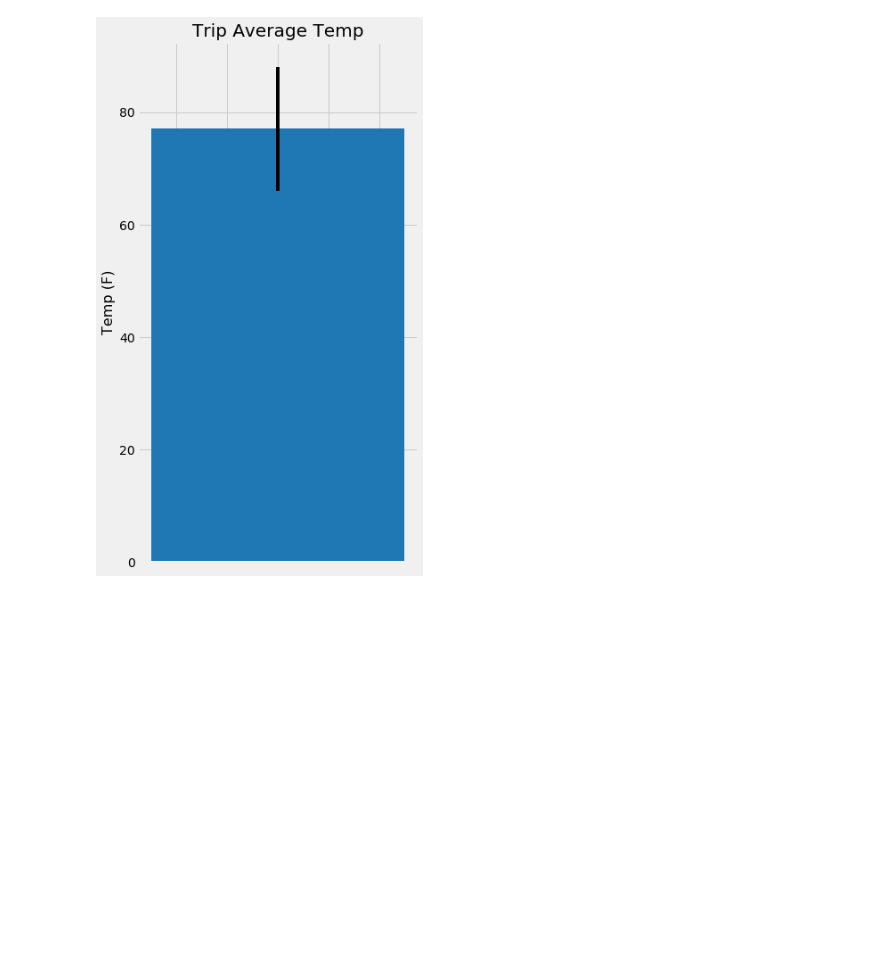
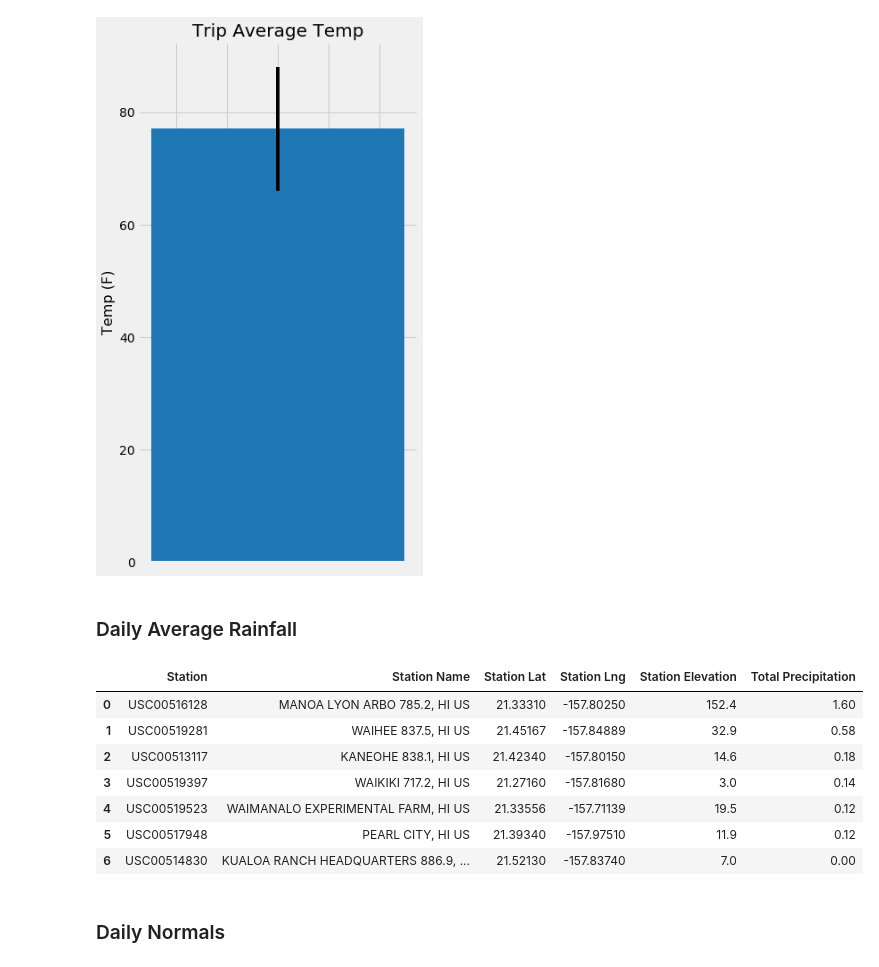
Before and after one commit to Nicole1701/climate-analysis-sqlalchemy, a Jupyter notebook: climate.ipynb, the cells around one changed output. Saved outputs shown, nothing was run; the diff lists cells and outputs as text; code cells hidden in the pictures; blank space fills up the shorter version.

```diff
--- a/climate.ipynb
+++ b/climate.ipynb
@@ -247,9 +278,36 @@ plt.savefig("images/trip_avg_temp.png")
 plt.show()
 # %% [output]
 [figure]
+# %% [markdown]
+### Daily Average Rainfall
 # %%
 # Calculate the total amount of rainfall per weather station for your trip dates using the previous year's matching dates.
 # Sort this in descending order by precipitation amount and list the station, name, latitude, longitude, and elevation
+# stackoverflow.com/questions/6044309/sqlalchemy-how-to-join-several-tables-by-one-query
+
+rainfall = (station.station, station.name, station.latitude, station.longitude, station.elevation, func.sum(measurement.prcp))
+
+rainfall_query = session.query(*rainfall).\
+                        filter(station.station==measurement.station).\
+                        filter(measurement.date >= start_date).\
+                        filter(measurement.date <= end_date).\
+                        group_by(measurement.station).\
+                        order_by(func.sum(measurement.prcp).desc()).all()
+
+rainfall_query_pd = pd.DataFrame(rainfall_query, columns=['Station', 'Station Name', 'Station Lat', 'Station Lng',
+                                                         'Station Elevation', 'Total Precipitation'])
+rainfall_query_pd
+# %% [output]
+|  | Station | Station Name | Station Lat | Station Lng | Station Elevation | Total Precipitation |
+| 0 | USC00516128 | MANOA LYON ARBO 785.2, HI US | 21.33310 | -157.80250 | 152.4 | 1.60 |
+| 1 | USC00519281 | WAIHEE 837.5, HI US | 21.45167 | -157.84889 | 32.9 | 0.58 |
+| 2 | USC00513117 | KANEOHE 838.1, HI US | 21.42340 | -157.80150 | 14.6 | 0.18 |
+| 3 | USC00519397 | WAIKIKI 717.2, HI US | 21.27160 | -157.81680 | 3.0 | 0.14 |
+| 4 | USC00519523 | WAIMANALO EXPERIMENTAL FARM, HI US | 21.33556 | -157.71139 | 19.5 | 0.12 |
+| 5 | USC00517948 | PEARL CITY, HI US | 21.39340 | -157.97510 | 11.9 | 0.12 |
+| 6 | USC00514830 | KUALOA RANCH HEADQUARTERS 886.9, ... | 21.52130 | -157.83740 | 7.0 | 0.00 |
+# %% [markdown]
+### Daily Normals
 # %%
 # Create a query that will calculate the daily normals
 # (i.e. the averages for tmin, tmax, and tavg for all historic data matching a specific month and day)
```
Also changed, not shown: parts of 14 cells of this notebook, 1 other file.
